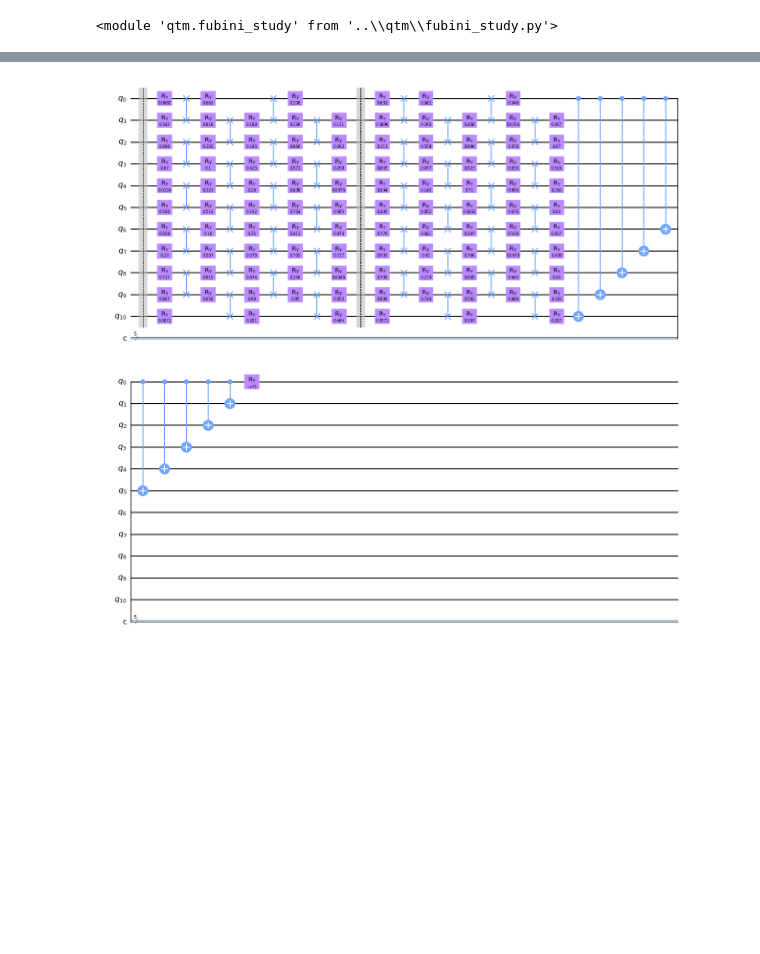
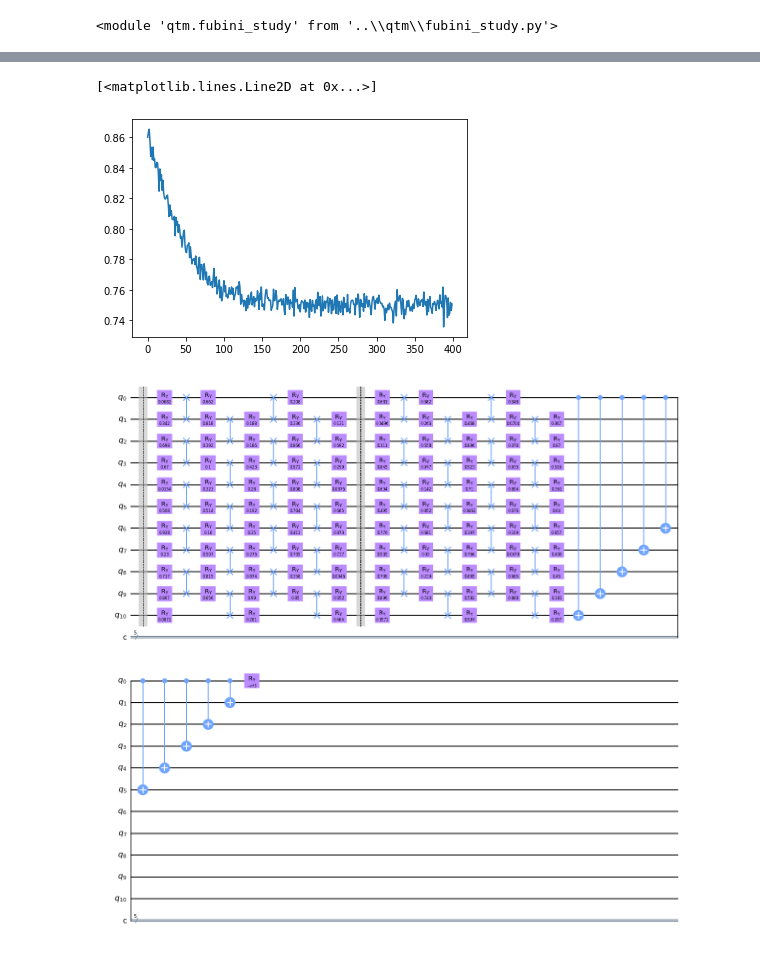
Before and after one commit to vutuanhai237/UC-VQA, a Jupyter notebook: codes/alternating_layered_ansatz/compare_alternating_layered.ipynb, the cells around one changed output, grey strips where cells are left out. Cells and saved outputs as stored; diff of their text form; code cells hidden in the pictures; blank space fills up the shorter version.

```diff
--- a/codes/alternating_layered_ansatz/compare_alternating_layered.ipynb
+++ b/codes/alternating_layered_ansatz/compare_alternating_layered.ipynb
@@ -84,3 +84,8 @@ Writting ...
+# %%
+plt.plot(loss_values_ghz)
+# %% [output]
+[<matplotlib.lines.Line2D at 0x...>]
+[figure, added]
 # %%
 qc = qiskit.QuantumCircuit(11,5)
 thetas = np.random.random((11*5 - 4)*2)
```
Also changed, not shown: parts of 5 cells of this notebook, 16 other files.
